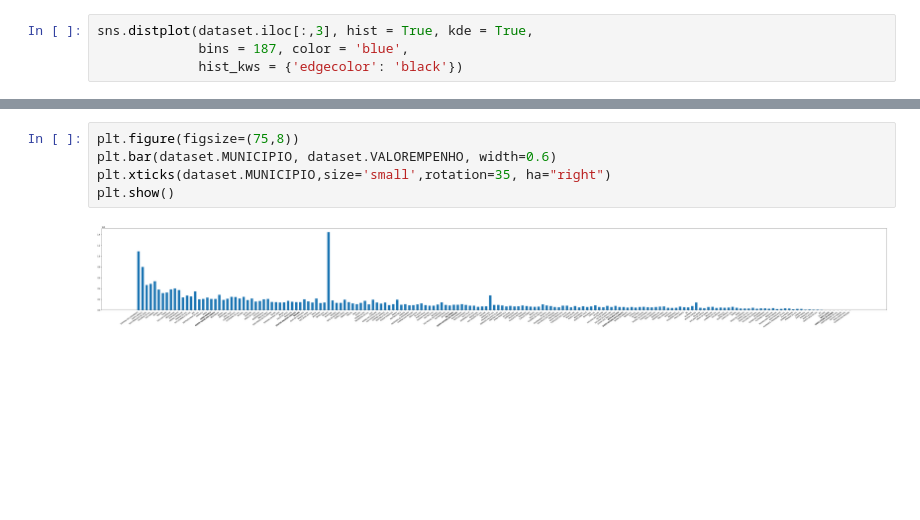
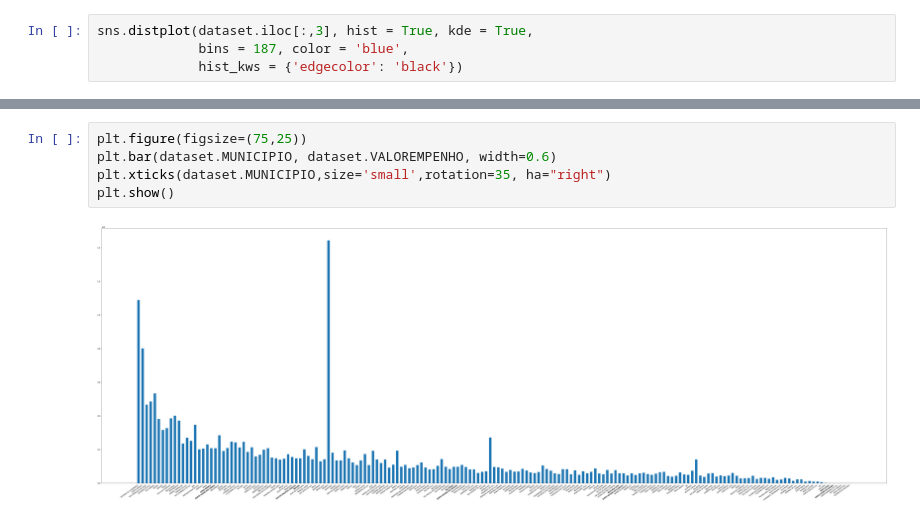
Before and after one commit to hecpinheiro/Ciencia-de-dados, a Jupyter notebook: dadosgovRS.ipynb, the cells around one changed output, grey strips where cells are left out. Drawn from its saved outputs; the diff is of its cells as text; blank space fills up the shorter version.

```diff
--- a/dadosgovRS.ipynb
+++ b/dadosgovRS.ipynb
@@ -54,7 +53,7 @@ plt.show()
 # %%
-plt.figure(figsize=(75,8))
+plt.figure(figsize=(75,25))
 plt.bar(dataset.MUNICIPIO, dataset.VALOREMPENHO, width=0.6)
 plt.xticks(dataset.MUNICIPIO,size='small',rotation=35, ha="right")
 plt.show()
 # %% [output]
-[figure, old version]
+[figure, new version]
```
Also changed, not shown: parts of 3 cells of this notebook.
